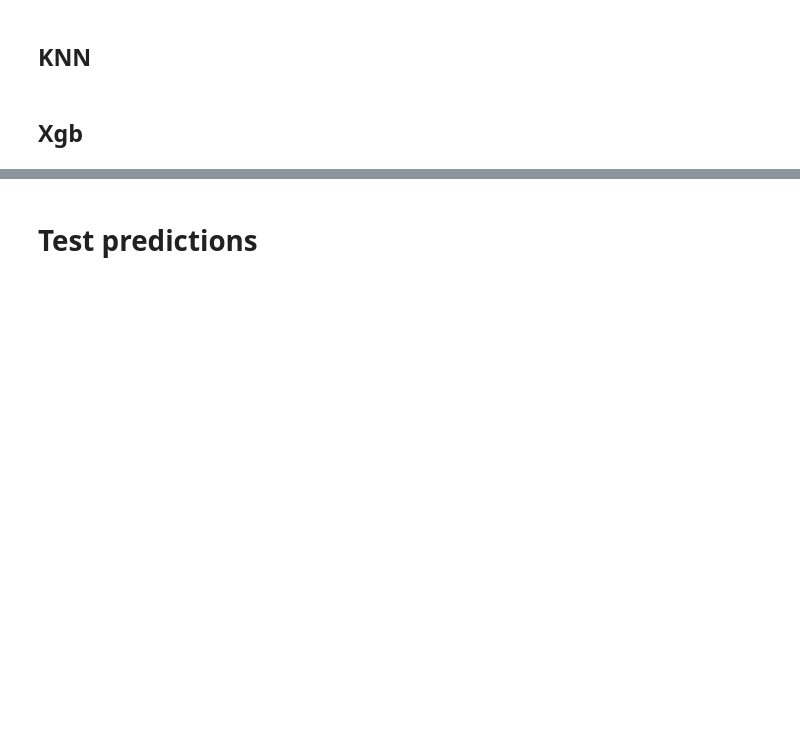
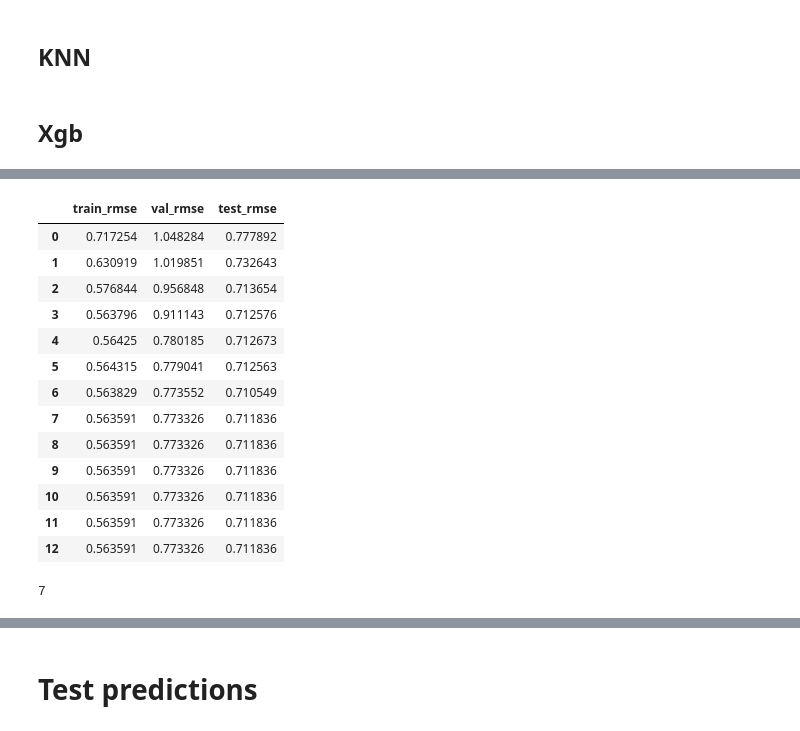
Before and after one commit to k-loki/Algal-bloom-Identification, a Jupyter notebook: notebooks/mt_data_again.ipynb, the cells around one changed output, grey strips where cells are left out. Drawn from its saved outputs; the diff is of its cells as text; code cells hidden in the pictures; blank space fills up the shorter version.

```diff
--- a/notebooks/mt_data_again.ipynb
+++ b/notebooks/mt_data_again.ipynb
@@ -575,0 +570,22 @@ weighted avg       0.85      0.89      0.86       569
+# %%
+rounded_rmses
+# %% [output]
+|  | train_rmse | val_rmse | test_rmse |
+| 0 | 0.717254 | 1.048284 | 0.777892 |
+| 1 | 0.630919 | 1.019851 | 0.732643 |
+| 2 | 0.576844 | 0.956848 | 0.713654 |
+| 3 | 0.563796 | 0.911143 | 0.712576 |
+| 4 | 0.56425 | 0.780185 | 0.712673 |
+| 5 | 0.564315 | 0.779041 | 0.712563 |
+| 6 | 0.563829 | 0.773552 | 0.710549 |
+| 7 | 0.563591 | 0.773326 | 0.711836 |
+| 8 | 0.563591 | 0.773326 | 0.711836 |
+| 9 | 0.563591 | 0.773326 | 0.711836 |
+| 10 | 0.563591 | 0.773326 | 0.711836 |
+| 11 | 0.563591 | 0.773326 | 0.711836 |
+| 12 | 0.563591 | 0.773326 | 0.711836 |
+# %%
+rounded_rmses = rounded_rmses.astype(float)
+rounded_rmses.val_rmse.argmin()
+# %% [output]
+7
```
Also changed, not shown: parts of 18 cells of this notebook.
